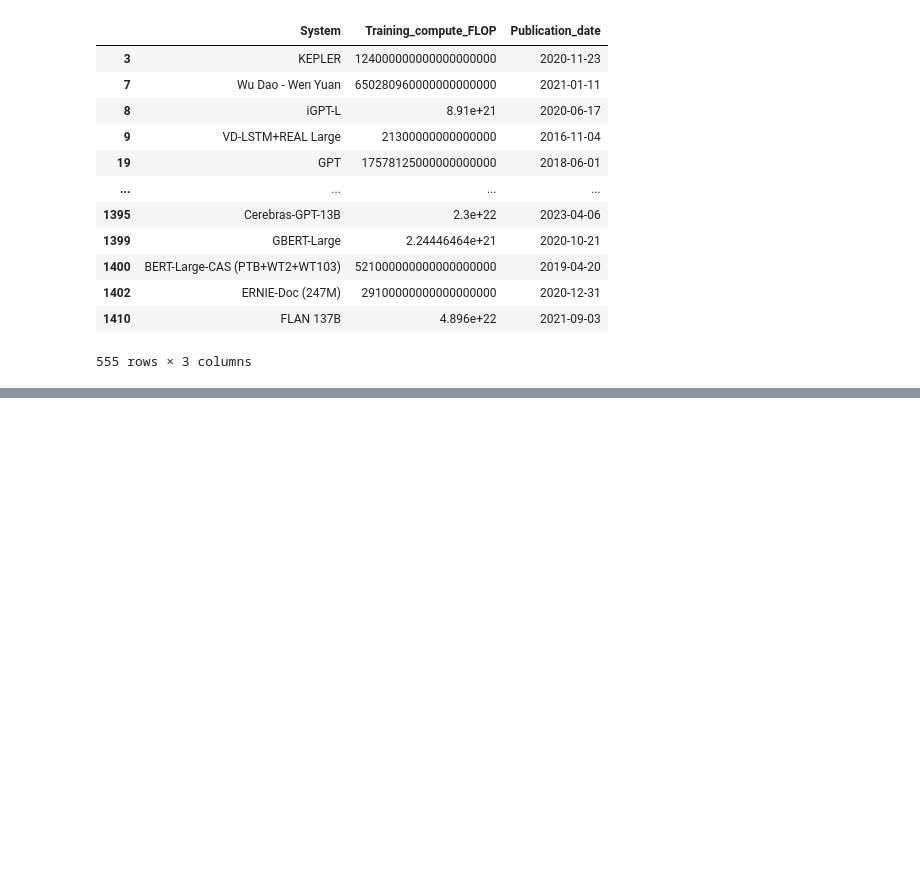
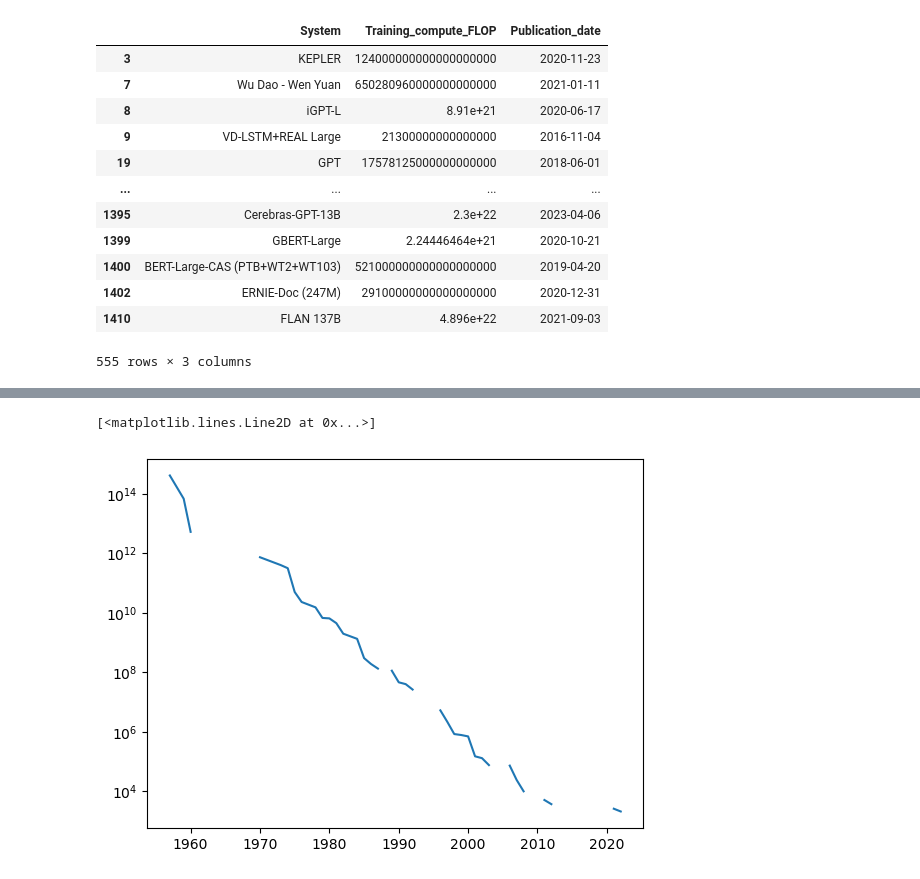
Before and after one commit to rreece15/Collaborative-Networks-In-Machine-Learning, a Jupyter notebook: Riherd_Chiu_project_code/parsing/historic_parse.ipynb, the cells around one changed output, grey strips where cells are left out. Saved outputs shown, nothing was run; the diff lists cells and outputs as text; code cells hidden in the pictures; blank space fills up the shorter version.

```diff
--- a/Riherd_Chiu_project_code/parsing/historic_parse.ipynb
+++ b/Riherd_Chiu_project_code/parsing/historic_parse.ipynb
@@ -91,0 +99,8 @@ display(data_cost)
+# %%
+plt.yscale("log")
+plt.plot(data_cost.index,data_cost['memory'])
+# plt.plot(data_cost.index,data_cost['disk_drives'])
+# plt.plot(data_cost.index,data_cost['ssd'])
+# %% [output]
+[<matplotlib.lines.Line2D at 0x...>]
+[figure, added]
```
Also changed, not shown: parts of 4 cells of this notebook.
